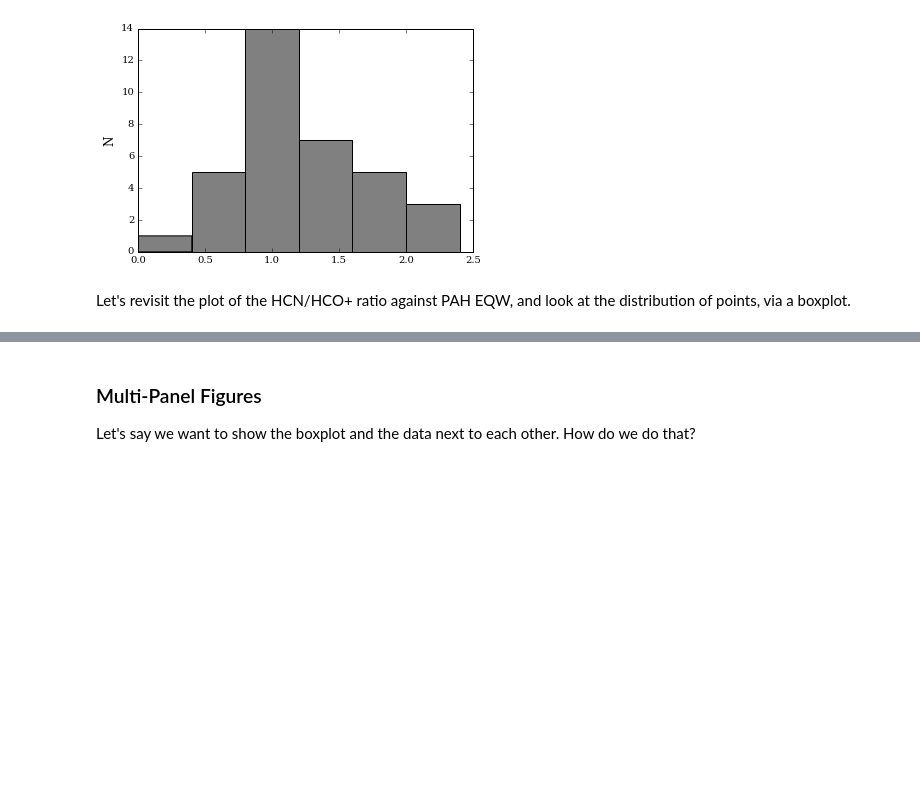
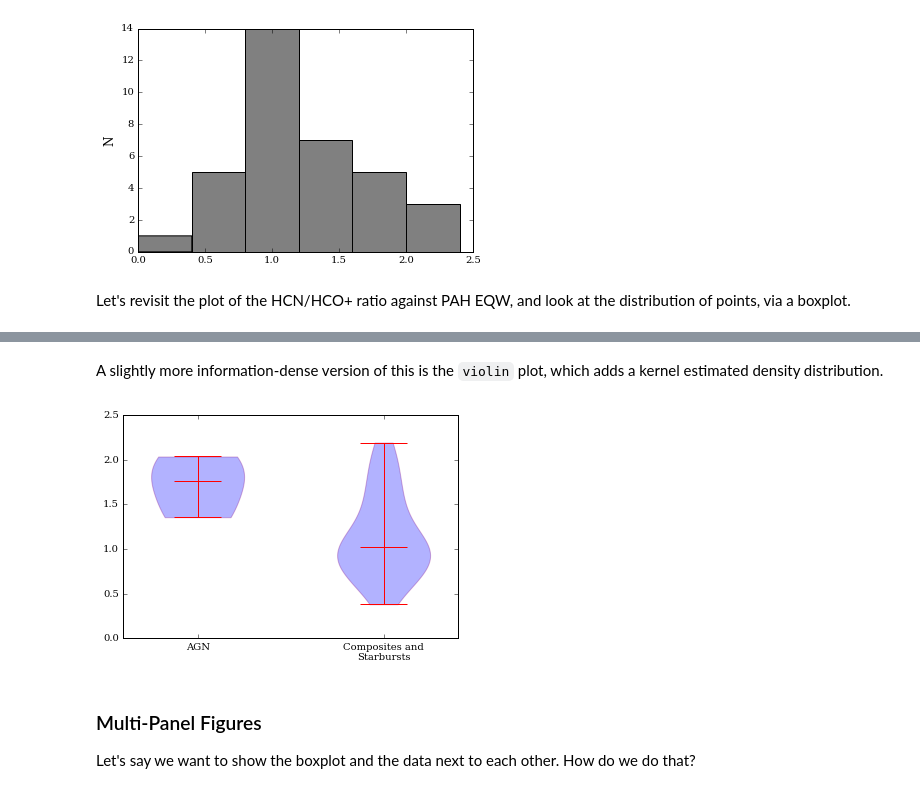
Before and after one commit to pucdata/pythonclub, a Jupyter notebook: sessions/02-numpy_matplotlib/XX - matplotlib_george.ipynb, the cells around one changed output, grey strips where cells are left out. Cells and saved outputs as stored; diff of their text form; code cells hidden in the pictures; blank space fills up the shorter version.

```diff
--- a/sessions/02-numpy_matplotlib/XX - matplotlib_george.ipynb
+++ b/sessions/02-numpy_matplotlib/XX - matplotlib_george.ipynb
@@ -223,3 +225,22 @@ plt.ylabel(r'HCN/HCO$^+$')
+# %% [markdown]
+A slightly more information-dense version of this is the `violin` plot, which adds a kernel estimated density distribution.
+# %%
+fig = plt.figure()
+res = plt.violinplot([ratio[nolim][data[nolim]['PAH62']<0.2],
+                ratio[nolim][data[nolim]['PAH62']>=0.2]],
+               showmedians=True,
+               showmeans=False,
+               showextrema=True)
+
+# it takes a bit more work to add labels to this plot
+plt.xticks(np.arange(1,3,1), ['AGN', 'Composites and\nStarbursts'])
+
+# let's change the default colors
+for elem in res['bodies']:
+    elem.set_facecolor('blue')
+    elem.set_edgecolor('purple')
+# %% [output]
+[figure, added]
 # %% [markdown]
 ### Multi-Panel Figures
 
```
Also changed, not shown: parts of 2 cells of this notebook.
